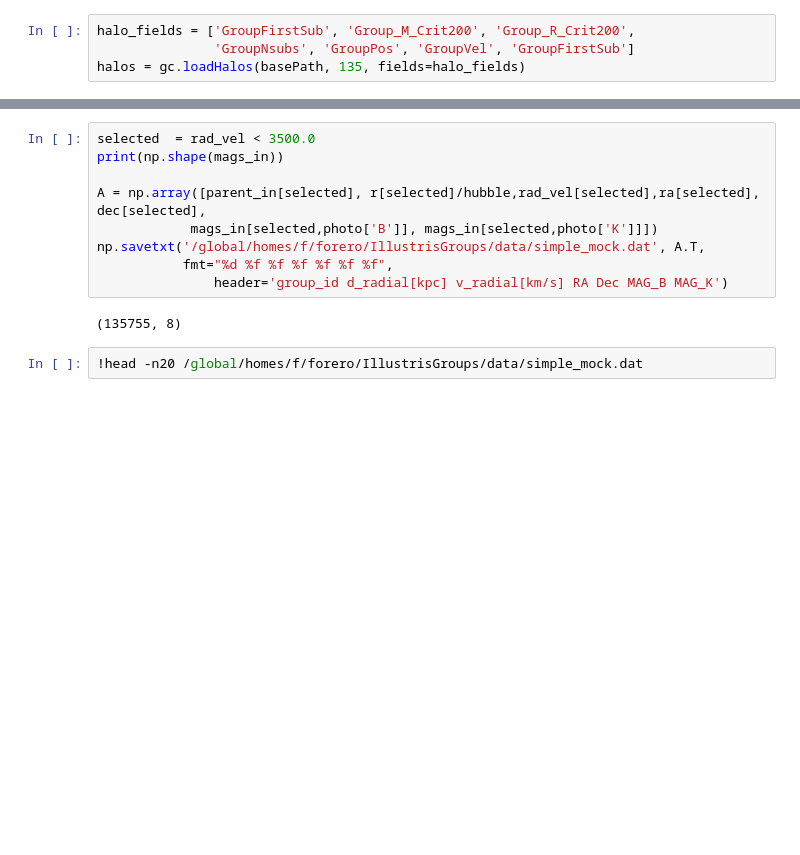
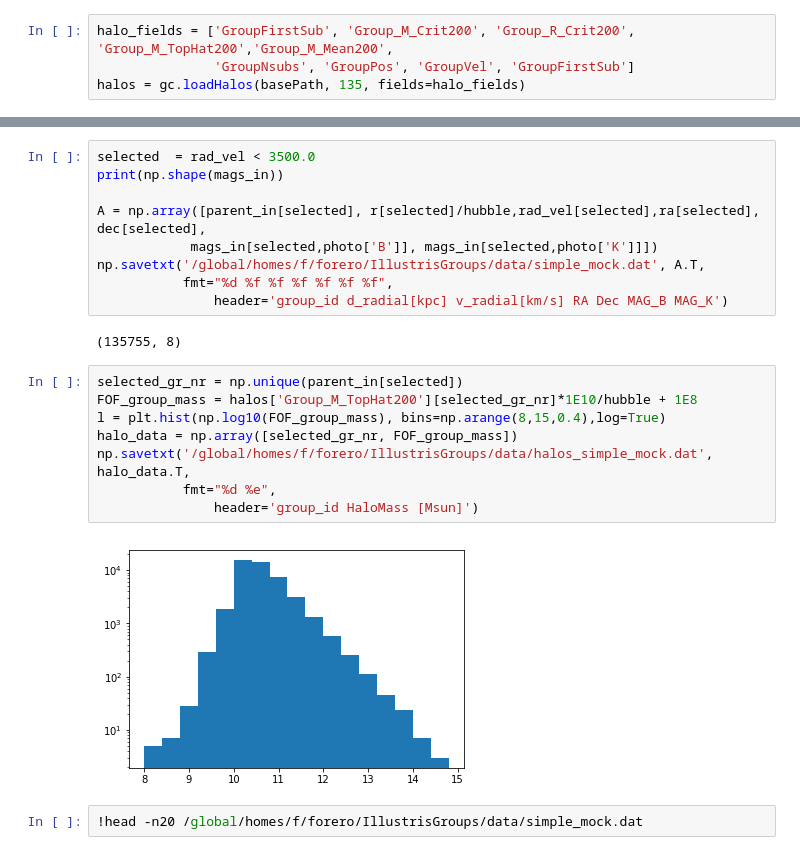
Before and after one commit to forero/IllustrisGroups, a Jupyter notebook: src/SimpleMock.ipynb, the cells around one changed output, grey strips where cells are left out. Drawn from its saved outputs; the diff is of its cells as text; blank space fills up the shorter version.

Commit message:
notebook gathers halo data

```diff
--- a/src/SimpleMock.ipynb
+++ b/src/SimpleMock.ipynb
@@ -13,7 +13,7 @@ subhalo_fields = ['SubhaloMass','SubhaloSFRinRad', 'SubhaloPos',
 subhalos = gc.loadSubhalos(basePath,135,fields=subhalo_fields)
 photo = {'U':0, 'B':1, 'V':2, 'K':3, 'g':4, 'r':5, 'i':6, 'z':7}
 # %%
-halo_fields = ['GroupFirstSub', 'Group_M_Crit200', 'Group_R_Crit200',
+halo_fields = ['GroupFirstSub', 'Group_M_Crit200', 'Group_R_Crit200', 'Group_M_TopHat200','Group_M_Mean200',
                'GroupNsubs', 'GroupPos', 'GroupVel', 'GroupFirstSub']
 halos = gc.loadHalos(basePath, 135, fields=halo_fields)
 # %%
@@ -188,6 +188,16 @@ np.savetxt('/global/homes/f/forero/IllustrisGroups/data/simple_mock.dat', A.T,
                header='group_id d_radial[kpc] v_radial[km/s] RA Dec MAG_B MAG_K')
 # %% [output]
 (135755, 8)
+# %%
+selected_gr_nr = np.unique(parent_in[selected])
+FOF_group_mass = halos['Group_M_TopHat200'][selected_gr_nr]*1E10/hubble + 1E8
+l = plt.hist(np.log10(FOF_group_mass), bins=np.arange(8,15,0.4),log=True)
+halo_data = np.array([selected_gr_nr, FOF_group_mass])
+np.savetxt('/global/homes/f/forero/IllustrisGroups/data/halos_simple_mock.dat', halo_data.T,
+           fmt="%d %e",
+               header='group_id HaloMass [Msun]')
+# %% [output]
+[figure, added]
 # %%
 !head -n20 /global/homes/f/forero/IllustrisGroups/data/simple_mock.dat
 # %% [output]
```
Also changed, not shown: parts of 1 cell of this notebook.
